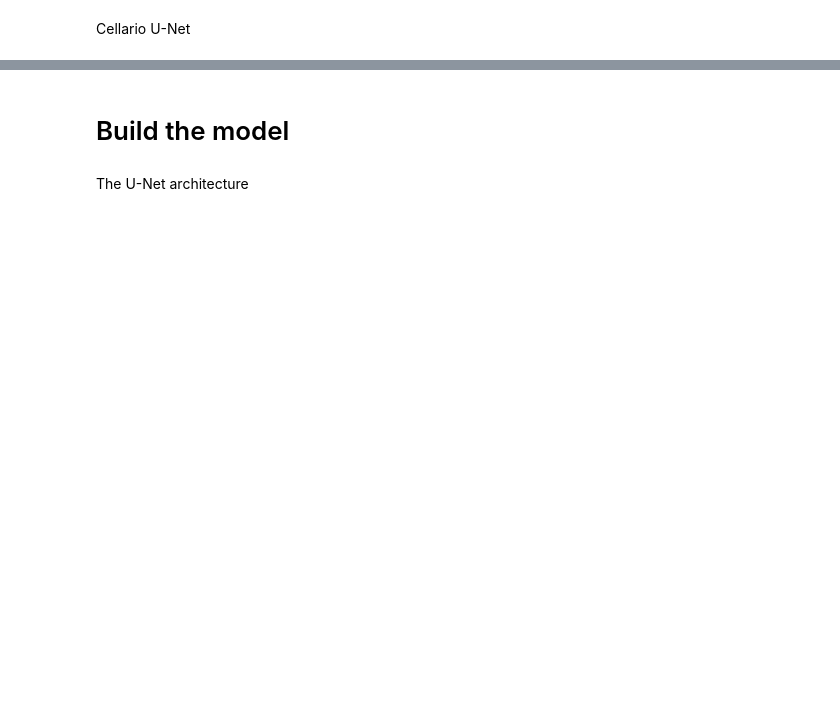
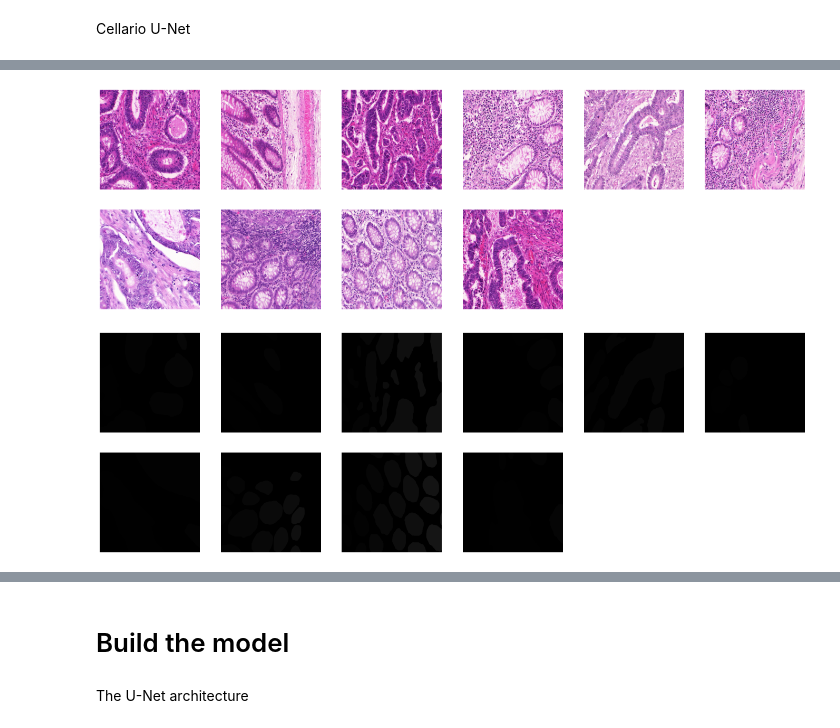
Before and after one commit to SkovenForrest/Cellari_project, a Jupyter notebook: Cellari_U_Net.ipynb, the cells around one changed output, grey strips where cells are left out. Drawn from its saved outputs; the diff is of its cells as text; code cells hidden in the pictures; blank space fills up the shorter version.

```diff
--- a/Cellari_U_Net.ipynb
+++ b/Cellari_U_Net.ipynb
@@ -22,5 +22,6 @@ Mounted at /content/drive
 # %%
+
 #!ls drive/'My Drive'
 !ls drive/'My Drive/Gland_dataset' &> /dev/null
 
-drive_path = 'drive/My Drive/Cellari_project'
+images_path = 'drive/My Drive/Cellari_project/Gland_dataset/*'
@@ -109,0 +97,37 @@ print("done")
+# %%
+# Data transformations
+
+class CellarDataset(Dataset):
+    def __init__(self, images, masks, transforms):
+        super(CellarDataset, self).__init__()
+        self.images = images
+        self.masks = masks
+        self.transforms = transforms
+
+    def __len__(self):
+        return len(self.images)
+
+    def __getitem__(self, item):
+        orig_image = cv2.imread(self.images[item])
+        orig_image = cv2.cvtColor(orig_image, cv2.COLOR_BGR2RGB)
+        orig_image = Image.fromarray(orig_image)
+
+        mask_image = cv2.imread(self.masks[item])
+        mask_image = cv2.cvtColor(mask_image, cv2.COLOR_BGR2RGB)
+        mask_image = Image.fromarray(mask_image)
+
+
+        trans_img = self.transforms(orig_image)
+        trans_mask = self.transforms(mask_image)
+
+
+        return trans_img, trans_mask
+# %%
+# Data Loader
+batch_size = 32
+
+train_dataset = CellarDataset(sorted_train_images,sorted_train_masks, transformations)
+test_dataset = CellarDataset(sorted_test_images,sorted_test_masks, transformations)
+
+train_loader = DataLoader(train_dataset, batch_size=batch_size)
+test_loader = DataLoader(test_dataset, batch_size=batch_size)
@@ -109,0 +178,6 @@ print("done")
+# %%
+imshow_images(train_loader, bs=10)
+imshow_masks(train_loader, bs=10)
+# %% [output]
+[figure, added]
+[figure, added]
```
Also changed, not shown: parts of 26 cells of this notebook.
